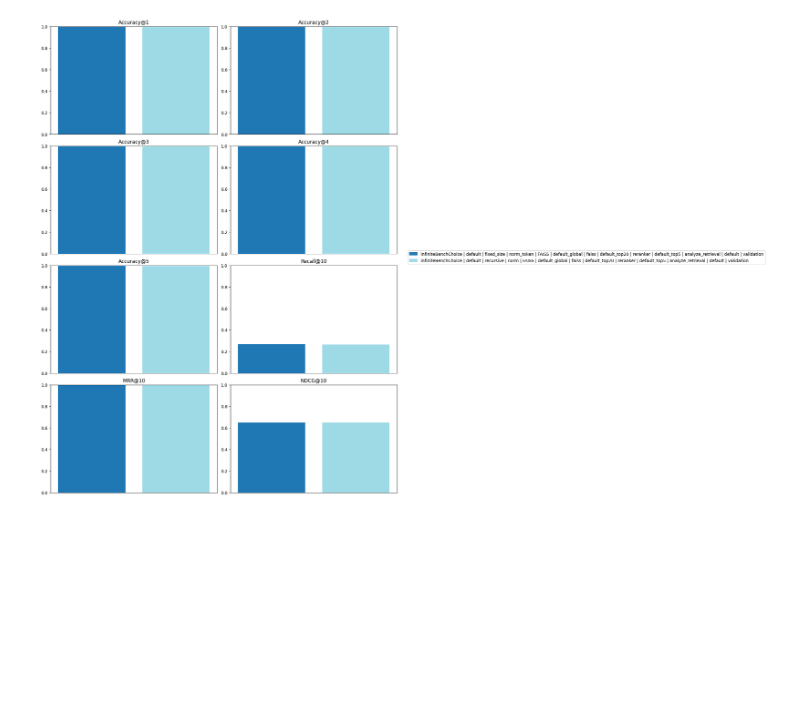
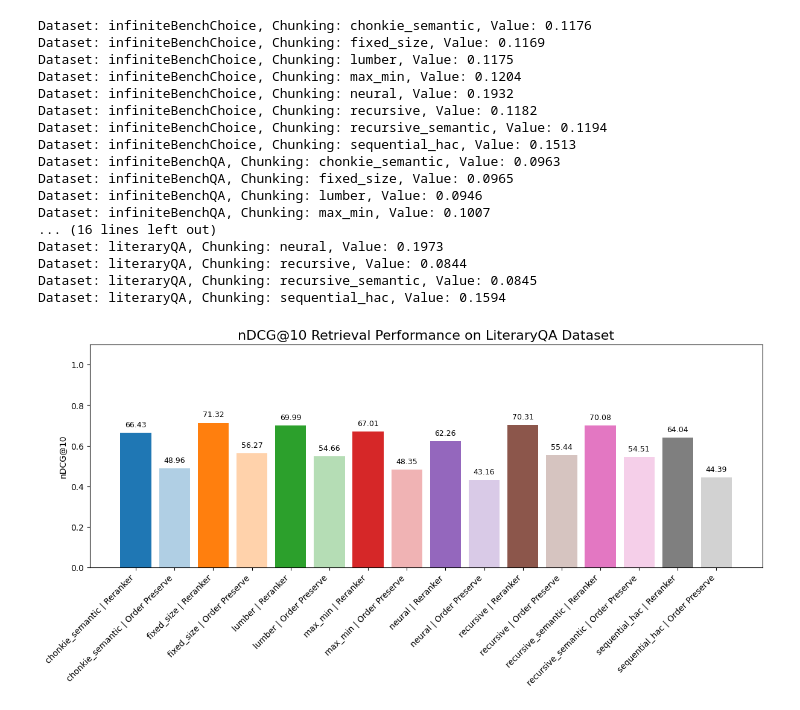
Before and after one commit to KunickiKarol/chunking_thesis, a Jupyter notebook: notebooks/analyze_retrieval.ipynb, the cells around one changed output. Saved outputs shown, nothing was run; the diff lists cells and outputs as text; code cells hidden in the pictures; blank space fills up the shorter version.

```diff
--- a/notebooks/analyze_retrieval.ipynb
+++ b/notebooks/analyze_retrieval.ipynb
@@ -14,7 +14,7 @@ load_dotenv()
 
 ANALYZE_RETRIEVAL_DIR = Path(os.getenv("ANALYZE_RETRIEVAL_DIR"))
 
-with open("params.yaml", "r", encoding="utf-8") as f:
+with open("params_lit.yaml", "r", encoding="utf-8") as f:
     params = yaml.safe_load(f)
 
 datasets_cfg = params.get("preprocess_datasets").get("datasets")
@@ -128,3 +142,5 @@ retrieval_df
+# %%
+s1 = retrieval_df
 # %%
 import matplotlib.pyplot as plt
 import numpy as np
@@ -182,3 +208,5 @@ def plot_metrics_subplots(df, metric_cols, ncols=2):
     )
 
     return fig, axes
+# %%
+merged_df = pd.concat([retrieval_df, s1])
@@ -184,0 +230,27 @@ def plot_metrics_subplots(df, metric_cols, ncols=2):
+# %%
+column = "Recall@10"
+
+for dataset_name, chunking_name, value in zip(
+    merged_df.index.get_level_values("dataset_name"),
+    merged_df.index.get_level_values("chunking_name"),
+    merged_df[column]
+):
+    print(f'Dataset: {dataset_name}, Chunking: {chunking_name}, Value: {value}')
+# %% [output]
+Dataset: infiniteBenchChoice, Chunking: chonkie_semantic, Value: 0.1176
+Dataset: infiniteBenchChoice, Chunking: fixed_size, Value: 0.1169
+Dataset: infiniteBenchChoice, Chunking: lumber, Value: 0.1175
+Dataset: infiniteBenchChoice, Chunking: max_min, Value: 0.1204
+Dataset: infiniteBenchChoice, Chunking: neural, Value: 0.1932
+Dataset: infiniteBenchChoice, Chunking: recursive, Value: 0.1182
+Dataset: infiniteBenchChoice, Chunking: recursive_semantic, Value: 0.1194
+Dataset: infiniteBenchChoice, Chunking: sequential_hac, Value: 0.1513
+Dataset: infiniteBenchQA, Chunking: chonkie_semantic, Value: 0.0963
+Dataset: infiniteBenchQA, Chunking: fixed_size, Value: 0.0965
+Dataset: infiniteBenchQA, Chunking: lumber, Value: 0.0946
+Dataset: infiniteBenchQA, Chunking: max_min, Value: 0.1007
+... (16 lines left out)
+Dataset: literaryQA, Chunking: neural, Value: 0.1973
+Dataset: literaryQA, Chunking: recursive, Value: 0.0844
+Dataset: literaryQA, Chunking: recursive_semantic, Value: 0.0845
+Dataset: literaryQA, Chunking: sequential_hac, Value: 0.1594
@@ -185,19 +349,27 @@ def plot_metrics_subplots(df, metric_cols, ncols=2):
 # %%
 metric_cols = [
-    "Accuracy@1",
-    "Accuracy@2",
-    "Accuracy@3",
-    "Accuracy@4",
-    "Accuracy@5",
-    "Recall@10",
-    "MRR@10",
+    # "Accuracy@1",
+    # "Accuracy@2",
+    # "Accuracy@3",
+    # "Accuracy@4",
+    # "Accuracy@5",
+    # "Recall@10",
+    # "MRR@10",
     "NDCG@10",
 ]
-
-fig, axes = plot_metrics_subplots(retrieval_df, metric_cols)
+# plot_df = merged_df[
+#     ~merged_df.index.get_level_values("rerank_params_name").str.contains("_op", na=False)
+# ]
+plot_df = merged_df[
+    merged_df.index.get_level_values("rerank_name").str.contains("reranker", na=False)
+]
+plot_df = plot_df[
+    plot_df.index.get_level_values("dataset_name").str.contains("literaryQA", na=False)
+]
+fig, axes = plot_metrics(plot_df, metric_cols)
 plt.show()
 # %% [output]
-[figure, old version]
+[figure, new version]
 # %%
 from matplotlib import pyplot as plt
 
```
Also changed, not shown: parts of 5 cells of this notebook, 27 other files.
